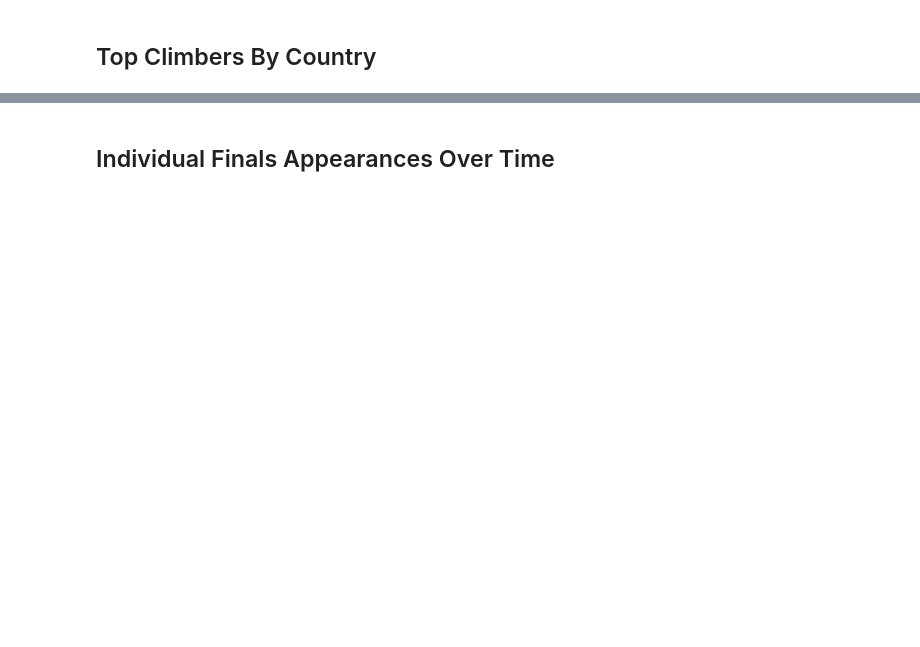
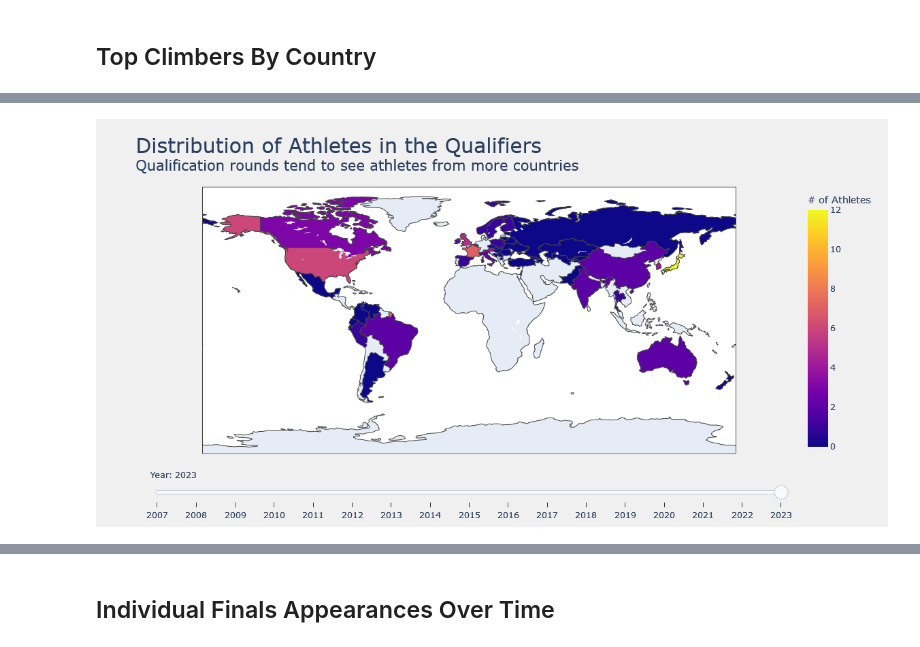
Before and after one commit to noah-kg/scraping-IFSC-website-via-selenium, a Jupyter notebook: IFSC Analysis.ipynb, the cells around one changed output, grey strips where cells are left out. Saved outputs shown, nothing was run; the diff lists cells and outputs as text; code cells hidden in the pictures; blank space fills up the shorter version.

Commit message:
changed labels of choropleths to fix display issue

```diff
--- a/IFSC Analysis.ipynb
+++ b/IFSC Analysis.ipynb
@@ -457,8 +451,8 @@ def get_country_yearly_stats(df):
     df: dataframe containing results for all bouldering events
     """
     stats_df = df[(df['Rank'] <= 6) & (df['Rank'] > 0)] # Removes any -1 or 'DNS' competitors
-    # stats_df = stats_df.groupby(['Country', 'Year']).size().unstack().fillna(0).astype('int8').reset_index() # Works
-    stats_df = stats_df.groupby(['Year'])['Country'].value_counts().unstack().fillna(0).astype('int')#.reset_index() was using this one for plotly
+    stats_df = stats_df.groupby(['Year'])['Country'].value_counts().unstack().fillna(0).astype('int')
+    stats_df.index = stats_df.index.astype('int')
     return stats_df
 
 country_perf = get_country_yearly_stats(boulder_men_all_results)
@@ -714,7 +708,7 @@ def gen_choro(df, title, sub):
     data_bal = []
     for i in YEARS:
         data_upd = [dict(type='choropleth',
-                         name=i,
+                         name=str(i),
                          locations=df.loc[i].index,
                          z=df.loc[i],
                          locationmode='ISO-3',
@@ -729,7 +723,7 @@ def gen_choro(df, title, sub):
     for i in range(0, len(data_bal)):
         step = dict(method="restyle",
                     args=["visible", [False] * len(data_bal)],
-                    label=YEARS[i])
+                    label=str(YEARS[i]))
         step['args'][1][i] = True
         steps.append(step)
 
@@ -762,3 +755,4 @@ gen_choro(qual, title, sub1)
+[figure, added]
 # %%
 title = "Distribution of Athletes in the Semi-Finals"
 sub2 = "South America tends to struggle to get through to the semi-finals"
```
Also changed, not shown: parts of 11 cells of this notebook.
